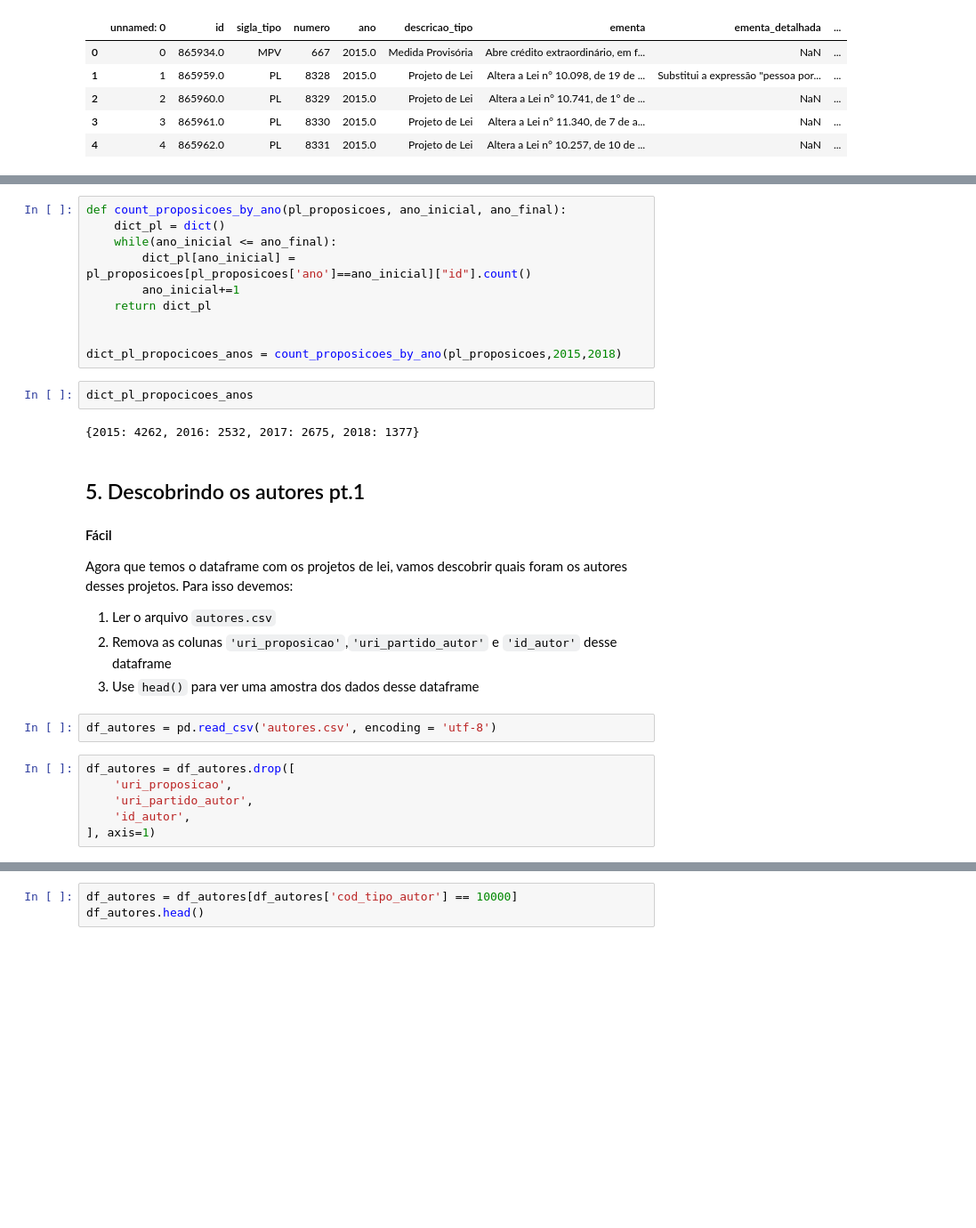
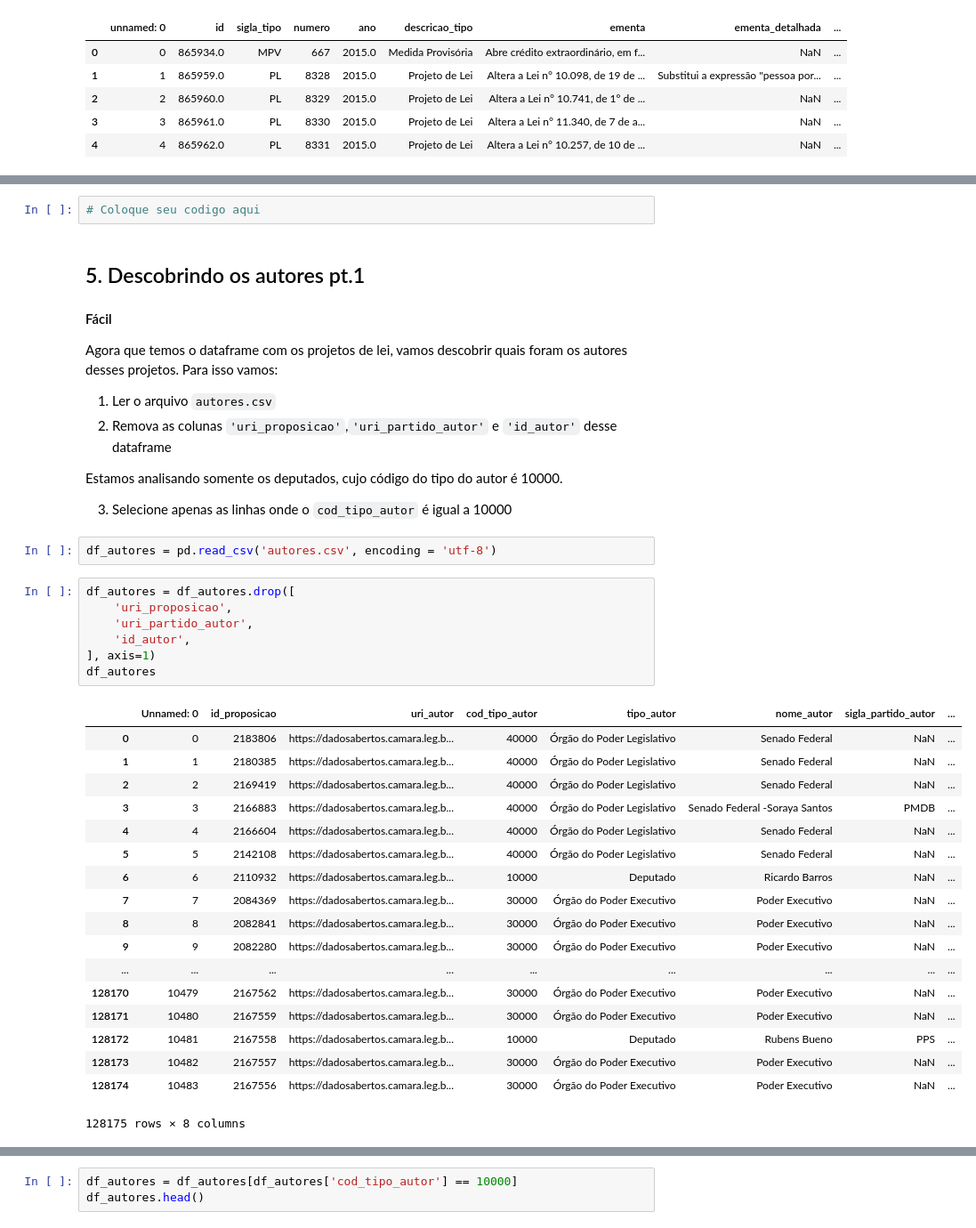
Before and after one commit to CinthiaKatiane/project-data-science, a Jupyter notebook: IMD0905_Analise_de_dados_dos_Deputados.ipynb, the cells around one changed output, grey strips where cells are left out. Shown at 89% size. Saved outputs shown, nothing was run; the diff lists cells and outputs as text; blank space fills up the shorter version.

```diff
--- a/IMD0905_Analise_de_dados_dos_Deputados.ipynb
+++ b/IMD0905_Analise_de_dados_dos_Deputados.ipynb
@@ -167,31 +162,42 @@ pl_proposicoes = df_proposicoes[df_proposicoes['sigla_tipo']=='PL']
-# %%
-def count_proposicoes_by_ano(pl_proposicoes, ano_inicial, ano_final):
-    dict_pl = dict()
-    while(ano_inicial <= ano_final):
-        dict_pl[ano_inicial] = pl_proposicoes[pl_proposicoes['ano']==ano_inicial]["id"].count()
-        ano_inicial+=1
-    return dict_pl
-
-
-dict_pl_propocicoes_anos = count_proposicoes_by_ano(pl_proposicoes,2015,2018)
-# %%
-dict_pl_propocicoes_anos
-# %% [output]
-{2015: 4262, 2016: 2532, 2017: 2675, 2018: 1377}
+# %%
+# Coloque seu codigo aqui
 # %% [markdown]
 ## 5. Descobrindo os autores pt.1
 #### Fácil
 
-Agora que temos o dataframe com os projetos de lei, vamos descobrir quais foram os autores desses projetos. Para isso devemos:
+Agora que temos o dataframe com os projetos de lei, vamos descobrir quais foram os autores desses projetos. Para isso vamos:
 
 1. Ler o arquivo `autores.csv`
 2. Remova as colunas `'uri_proposicao'`,`'uri_partido_autor'` e `'id_autor'` desse dataframe
-3. Use `head()` para ver uma amostra dos dados desse dataframe
+
+Estamos analisando somente os deputados, cujo código do tipo do autor é 10000.
+
+3. Selecione apenas as linhas onde o `cod_tipo_autor` é igual a 10000
 # %%
 df_autores = pd.read_csv('autores.csv', encoding = 'utf-8')
 # %%
 df_autores = df_autores.drop([
     'uri_proposicao',
     'uri_partido_autor',
     'id_autor',
 ], axis=1)
+df_autores
+# %% [output]
+|  | Unnamed: 0 | id_proposicao | uri_autor | cod_tipo_autor | tipo_autor | nome_autor | sigla_partido_autor | ... |
+| 0 | 0 | 2183806 | https://dadosabertos.camara.leg.b... | 40000 | Órgão do Poder Legislativo | Senado Federal | NaN | ... |
+| 1 | 1 | 2180385 | https://dadosabertos.camara.leg.b... | 40000 | Órgão do Poder Legislativo | Senado Federal | NaN | ... |
+| 2 | 2 | 2169419 | https://dadosabertos.camara.leg.b... | 40000 | Órgão do Poder Legislativo | Senado Federal | NaN | ... |
+| 3 | 3 | 2166883 | https://dadosabertos.camara.leg.b... | 40000 | Órgão do Poder Legislativo | Senado Federal -Soraya Santos | PMDB | ... |
+| 4 | 4 | 2166604 | https://dadosabertos.camara.leg.b... | 40000 | Órgão do Poder Legislativo | Senado Federal | NaN | ... |
+| 5 | 5 | 2142108 | https://dadosabertos.camara.leg.b... | 40000 | Órgão do Poder Legislativo | Senado Federal | NaN | ... |
+| 6 | 6 | 2110932 | https://dadosabertos.camara.leg.b... | 10000 | Deputado | Ricardo Barros | NaN | ... |
+| 7 | 7 | 2084369 | https://dadosabertos.camara.leg.b... | 30000 | Órgão do Poder Executivo | Poder Executivo | NaN | ... |
+| 8 | 8 | 2082841 | https://dadosabertos.camara.leg.b... | 30000 | Órgão do Poder Executivo | Poder Executivo | NaN | ... |
+| 9 | 9 | 2082280 | https://dadosabertos.camara.leg.b... | 30000 | Órgão do Poder Executivo | Poder Executivo | NaN | ... |
+| ... | ... | ... | ... | ... | ... | ... | ... | ... |
+| 128170 | 10479 | 2167562 | https://dadosabertos.camara.leg.b... | 30000 | Órgão do Poder Executivo | Poder Executivo | NaN | ... |
+| 128171 | 10480 | 2167559 | https://dadosabertos.camara.leg.b... | 30000 | Órgão do Poder Executivo | Poder Executivo | NaN | ... |
+| 128172 | 10481 | 2167558 | https://dadosabertos.camara.leg.b... | 10000 | Deputado | Rubens Bueno | PPS | ... |
+| 128173 | 10482 | 2167557 | https://dadosabertos.camara.leg.b... | 30000 | Órgão do Poder Executivo | Poder Executivo | NaN | ... |
+| 128174 | 10483 | 2167556 | https://dadosabertos.camara.leg.b... | 30000 | Órgão do Poder Executivo | Poder Executivo | NaN | ... |
+128175 rows × 8 columns
```
Also changed, not shown: parts of 25 cells of this notebook, 1 other file.
